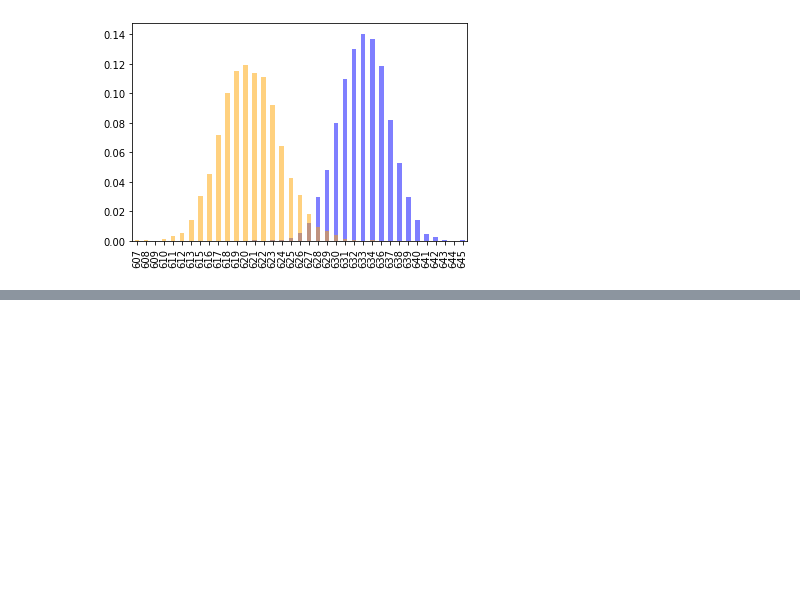
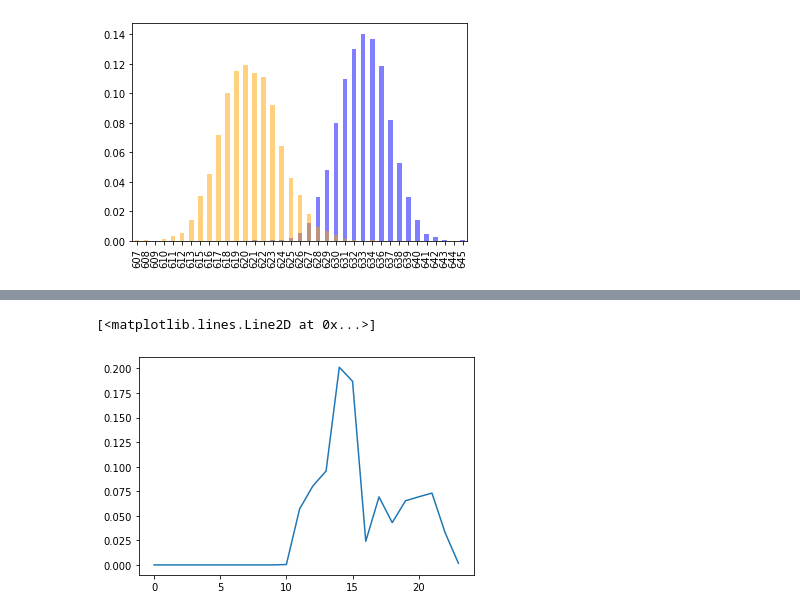
Before and after one commit to nphsgw/LNPR_BOOK_CODES, a Jupyter notebook: local/section_sendor/lidar_600.ipynb, the cells around one changed output, grey strips where cells are left out. Drawn from its saved outputs; the diff is of its cells as text; code cells hidden in the pictures; blank space fills up the shorter version.

```diff
--- a/local/section_sendor/lidar_600.ipynb
+++ b/local/section_sendor/lidar_600.ipynb
@@ -192,0 +309,10 @@ plt.show()
+# %%
+values_11 = [617, 624, 619]
+estimation = p_t[0]
+for v in values_11:
+    estimation = bayes_esimation(v, estimation)
+
+plt.plot(estimation)
+# %% [output]
+[<matplotlib.lines.Line2D at 0x...>]
+[figure, added]
```
Also changed, not shown: parts of 24 cells of this notebook, 24 other files.
